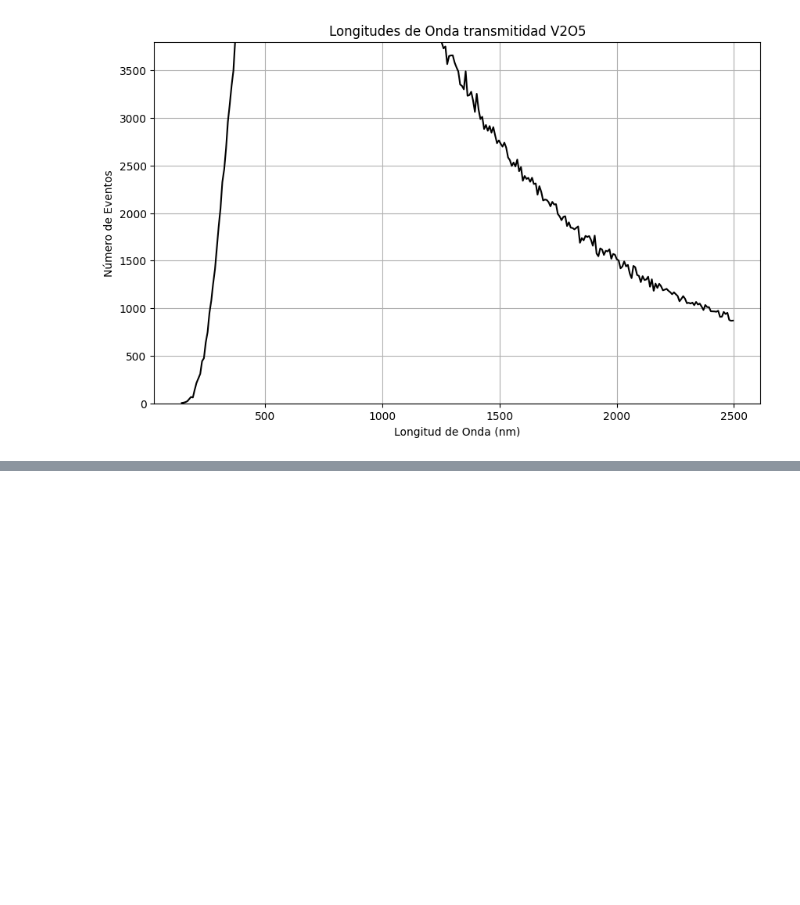
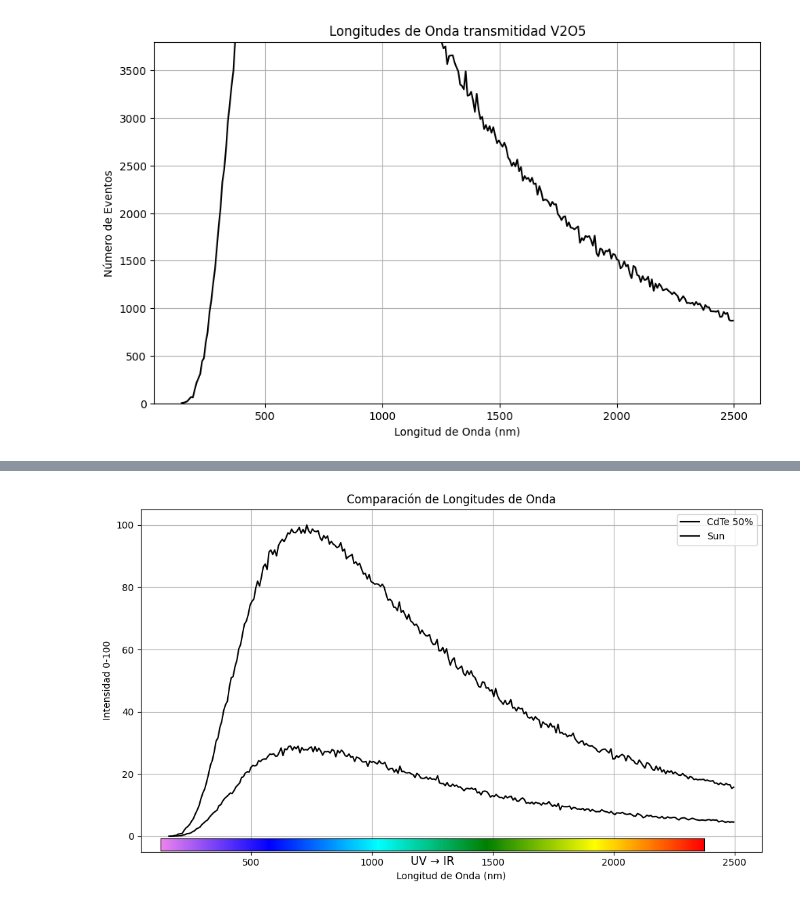
Before and after one commit to alonsoaf777/Geant4Charact2, a Jupyter notebook: G4-PCM/Codes/Spectrum.ipynb, the cells around one changed output, grey strips where cells are left out. Saved outputs shown, nothing was run; the diff lists cells and outputs as text; code cells hidden in the pictures; blank space fills up the shorter version.

```diff
--- a/G4-PCM/Codes/Spectrum.ipynb
+++ b/G4-PCM/Codes/Spectrum.ipynb
@@ -239,0 +321,85 @@ else:
+# %%
+import uproot
+import pandas as pd
+import matplotlib.pyplot as plt
+import numpy as np
+from matplotlib.colors import LinearSegmentedColormap
+
+# Parámetros
+file_paths = ['CdTe.root', 'Sun.root']  # Rutas a los archivos ROOT
+tree_name = 'G4_PCM'    # Nombre del árbol
+branch_name = 'Energy'  # Nombre de la categoría
+
+# Constante para la conversión de eV a nm
+eV_to_nm = 1240
+
+# Inicializar listas para almacenar datos
+all_counts_wavelength = []
+all_bin_centers_wavelength = []
+labels = ['CdTe 50%', 'Sun']
+normalization_factor = 6817  # Factor de normalización
+
+# Procesar cada archivo ROOT
+for file_path in file_paths:
+    # Abre el archivo ROOT y lee la ntuple
+    with uproot.open(file_path) as file:
+        tree = file[tree_name]
+        # Lee toda la ntuple y convierte a un DataFrame
+        df = tree.arrays(library="pd")
+
+    # Verifica si la columna 'branch_name' está en el DataFrame
+    if branch_name not in df.columns:
+        print(f"Columna '{branch_name}' no encontrada en el DataFrame.")
+        continue
+
+    # Calcula el histograma de energía
+    data = df[branch_name].dropna()
+
+    # Convierte energía (eV) a longitud de onda (nm)
+    wavelengths = eV_to_nm / data
+    counts_wavelength, bins_wavelength = np.histogram(wavelengths, bins=300)
+    bin_centers_wavelength = (bins_wavelength[:-1] + bins_wavelength[1:]) / 2
+
+    # Normalizar los datos con el factor de 6817
+    norm_wl = counts_wavelength * 100 / normalization_factor
+
+    # Almacena los resultados
+    all_counts_wavelength.append(norm_wl)
+    all_bin_centers_wavelength.append(bin_centers_wavelength)
+
+# Crear un gradiente de color desde UV hasta IR
+cmap = LinearSegmentedColormap.from_list('uv_to_ir', ['violet', 'blue', 'cyan', 'green', 'yellow', 'red'], N=256)
+
+# Crear la figura y una sola subgráfica
+fig, ax = plt.subplots(figsize=(10, 6))
+
+# Graficar los datos
+for i in range(len(file_paths)):
+    # Graficar la curva
+    ax.plot(all_bin_centers_wavelength[i], all_counts_wavelength[i], linestyle='-', color='black', label=labels[i])
+
+# Configuración de la gráfica
+ax.set_title('Comparación de Longitudes de Onda')
+ax.set_xlabel('Longitud de Onda (nm)')
+ax.set_ylabel('Intensidad 0-100')
+ax.grid(True)
+ax.legend()
+
+# Agregar la escala de gradiente
+cax = fig.add_axes([0.1, 0.1, 0.8, 0.03])  # [left, bottom, width, height]
+gradient = np.linspace(0, 1, 256)
+gradient = np.vstack((gradient, gradient))
+
+# Mostrar el gradiente en la escala
+cax.imshow(gradient, aspect='auto', cmap=cmap, origin='lower')
+cax.set_xticks([])
+cax.set_yticks([])
+cax.set_xlabel('UV → IR', fontsize=12, labelpad=5)
+
+# Ajustar el diseño
+plt.tight_layout()
+
+# Mostrar la gráfica
+plt.show()
+# %% [output]
+[figure, added]
```
Also changed, not shown: parts of 3 cells of this notebook, 15 other files.
